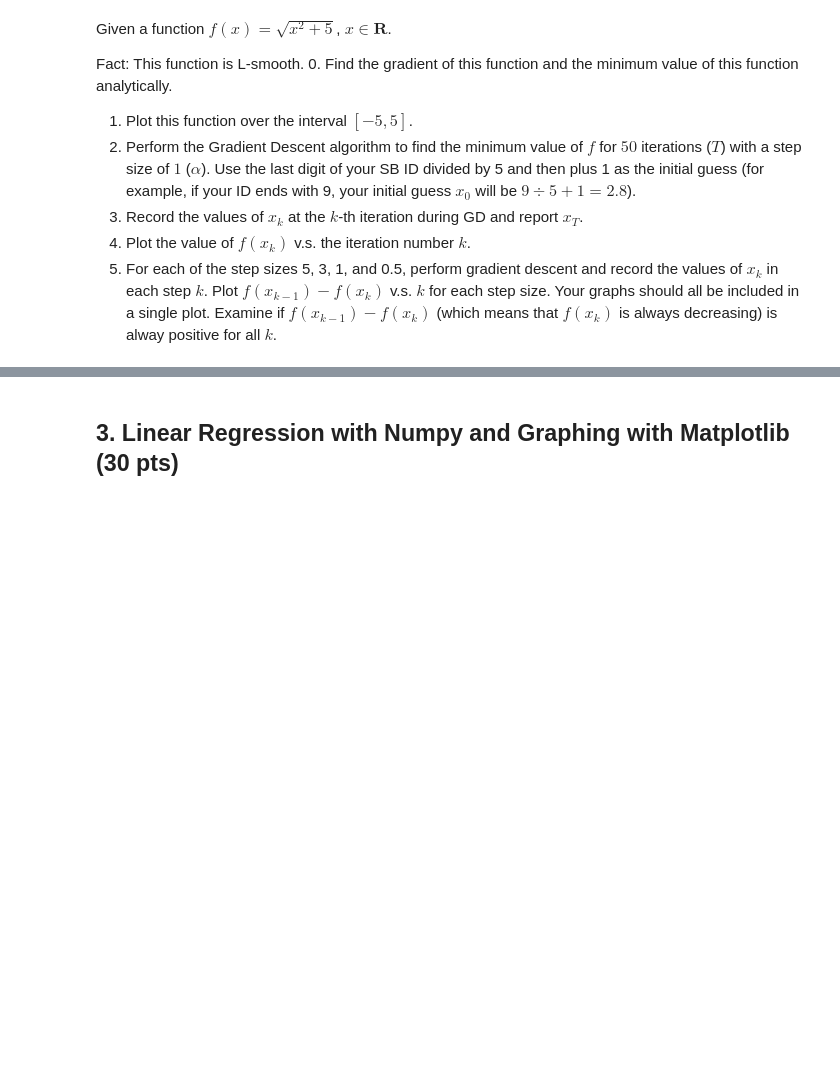
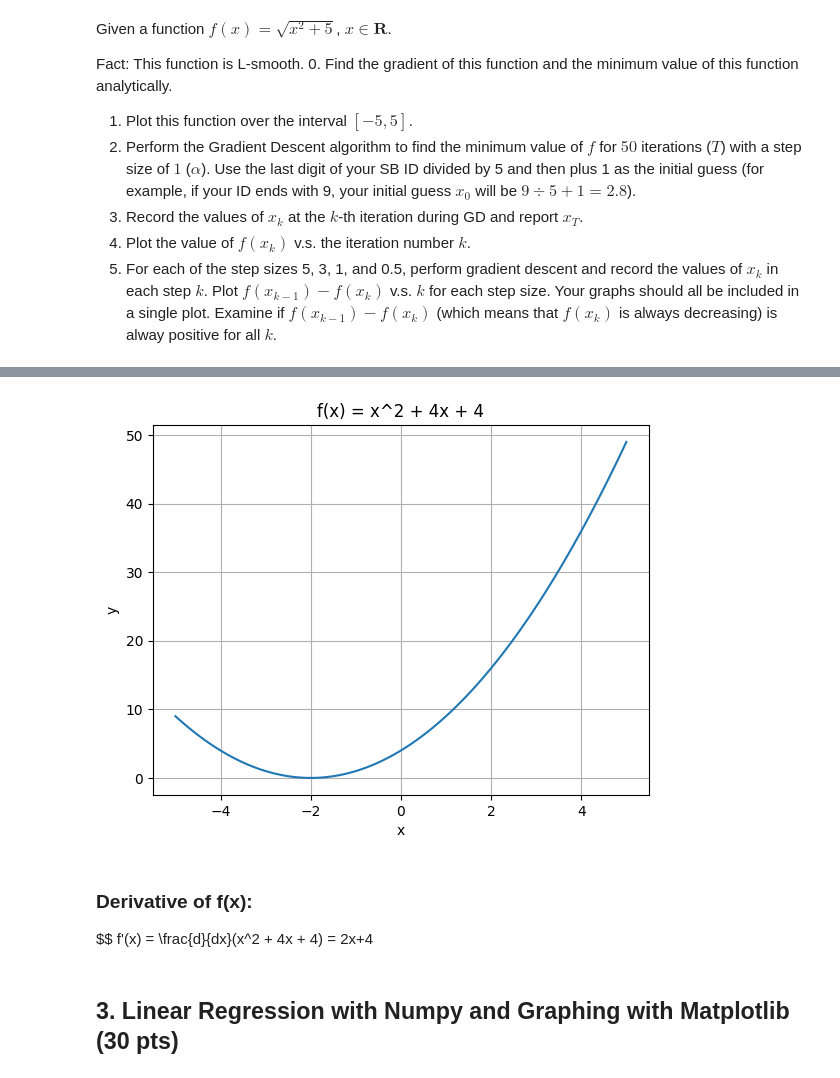
Before and after one commit to eshakrani/AMS595, a Jupyter notebook: Python/Py_Project_2 (1).ipynb, the cells around one changed output, grey strips where cells are left out. Saved outputs shown, nothing was run; the diff lists cells and outputs as text; code cells hidden in the pictures; blank space fills up the shorter version.

```diff
--- a/Python/Py_Project_2 (1).ipynb
+++ b/Python/Py_Project_2 (1).ipynb
@@ -48,10 +48,24 @@ Here are some sample output graphs. Yours do not have to look exactly like mine,
 # %%
 import numpy as np
 import matplotlib.pyplot as plt
 
 # Define the function f(x) = x^2 + 4x + 4
-
+def f(x: float) -> float:
+    return (x ** 2) + (4 * x) + 4
 
 # Plot the function f(x), np.linspace might be helpful.
+X = np.linspace(-5, 5, 100)
+y = [f(n) for n in X]
+
+plt.plot(X, y)
+plt.xlabel('x')
+plt.ylabel('y')
+plt.title('f(x) = x^2 + 4x + 4')
+plt.grid(True)
+# %% [output]
+[figure, added]
+# %% [markdown]
+### Derivative of f(x):
+$$ f'(x) = \frac{d}{dx}(x^2 + 4x + 4) = 2x+4
 # %%
 # Define the derivative of the function f(x), for gradient descent
```
Also changed, not shown: parts of 4 cells of this notebook.
